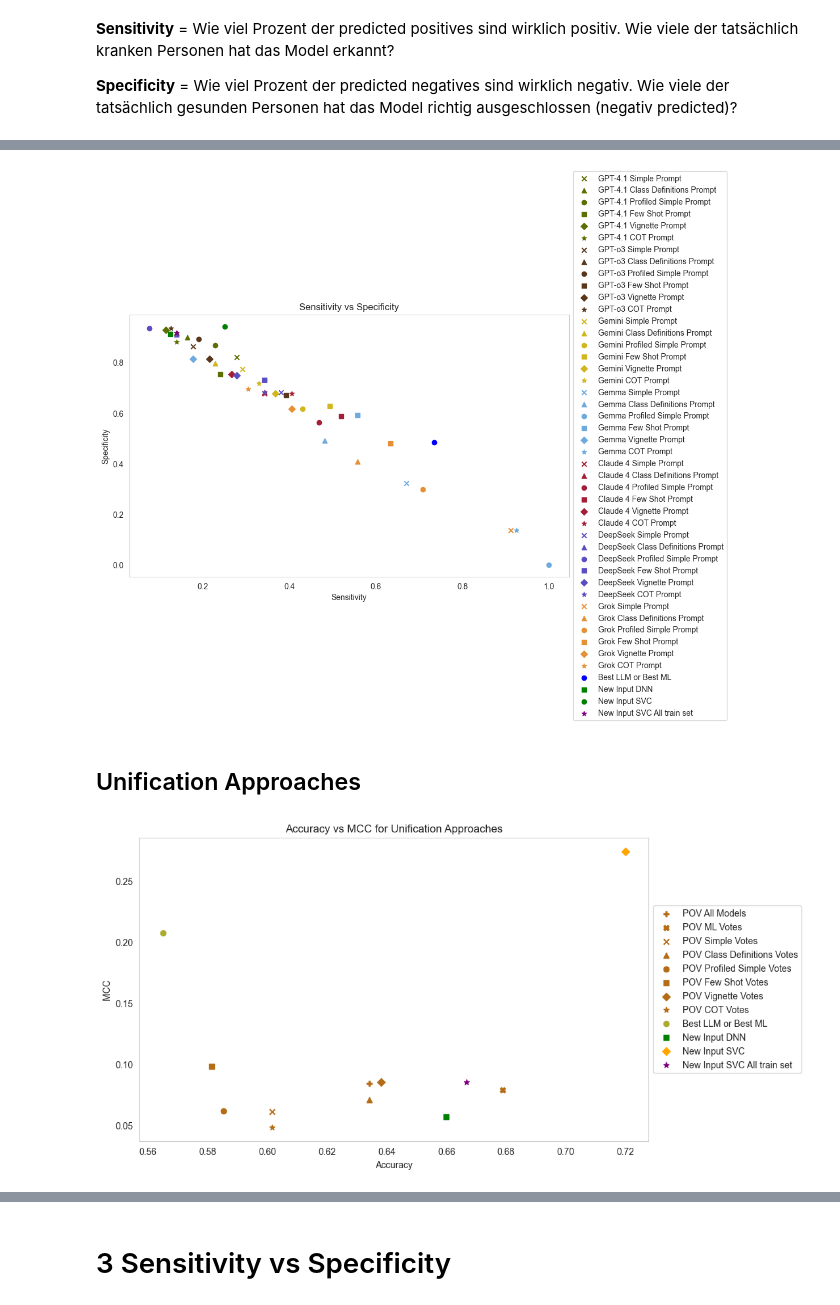
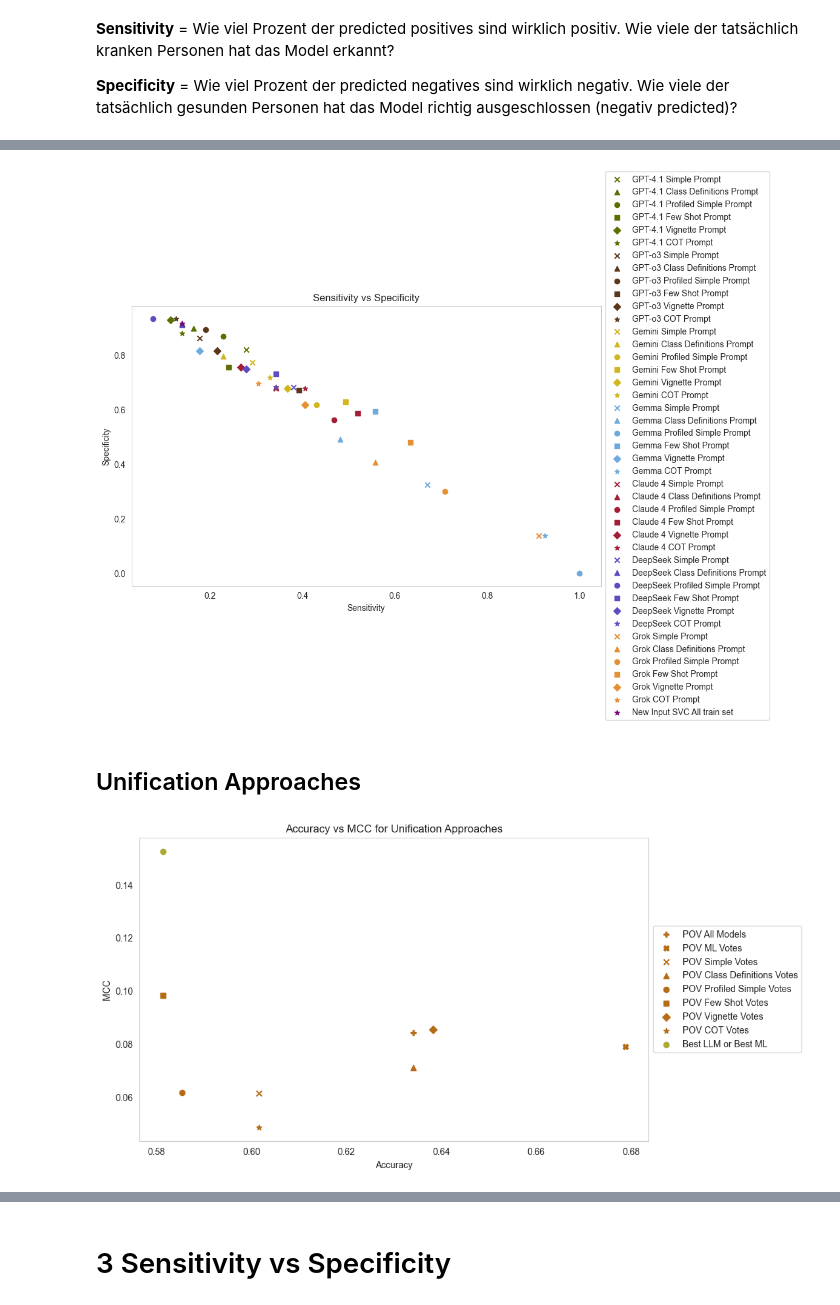
Before and after one commit to kimmizi/master_thesis, a Jupyter notebook: exp/05_Evaluation_Performance.ipynb, the cells around one changed output, grey strips where cells are left out. Cells and saved outputs as stored; diff of their text form; code cells hidden in the pictures.

```diff
--- a/exp/05_Evaluation_Performance.ipynb
+++ b/exp/05_Evaluation_Performance.ipynb
@@ -508,7 +502,6 @@ plt.scatter(metrics_GPT_few_shot_prompt["sensitivity"], metrics_GPT_few_shot_pro
 plt.scatter(metrics_GPT_vignette_prompt["sensitivity"], metrics_GPT_vignette_prompt["specificity"], label = "GPT-4.1 Vignette Prompt", color = hex_colors[9], marker = "D")
 plt.scatter(metrics_GPT_cot_prompt["sensitivity"], metrics_GPT_cot_prompt["specificity"], label = "GPT-4.1 COT Prompt", color = hex_colors[9], marker = "*")
 
-# plt.scatter(metrics_GPT_o3_simple_prompt_nothinking["sensitivity"], metrics_GPT_o3_simple_prompt_nothinking["specificity"], label = "GPT-o3 Simple Prompt NO THINK", color = hex_colors[11], marker = "x")
 plt.scatter(metrics_GPT_o3_simple_prompt["sensitivity"], metrics_GPT_o3_simple_prompt["specificity"], label = "GPT-o3 Simple Prompt", color = hex_colors[11], marker = "x")
 plt.scatter(metrics_GPT_o3_class_definitions_prompt["sensitivity"], metrics_GPT_o3_class_definitions_prompt["specificity"], label = "GPT-o3 Class Definitions Prompt", color = hex_colors[11], marker = "^")
 plt.scatter(metrics_GPT_o3_profiled_simple_prompt["sensitivity"], metrics_GPT_o3_profiled_simple_prompt["specificity"], label = "GPT-o3 Profiled Simple Prompt", color = hex_colors[11], marker = "o")
@@ -536,45 +529,46 @@ plt.scatter(metrics_Claude_4_profiled_simple_prompt["sensitivity"], metrics_Clau
 plt.scatter(metrics_Claude_4_few_shot_prompt["sensitivity"], metrics_Claude_4_few_shot_prompt["specificity"], label = "Claude 4 Few Shot Prompt", color = hex_colors[0], marker = "s")
 plt.scatter(metrics_Claude_4_vignette_prompt["sensitivity"], metrics_Claude_4_vignette_prompt["specificity"], label = "Claude 4 Vignette Prompt", color = hex_colors[0], marker = "D")
 plt.scatter(metrics_Claude_4_cot_prompt["sensitivity"], metrics_Claude_4_cot_prompt["specificity"], label = "Claude 4 COT Prompt", color = hex_colors[0], marker = "*")
-# plt.scatter(metrics_Claude37_simple_prompt["sensitivity"], metrics_Claude_37_simple_prompt["specificity"], label = "Claude 3.7 Simple Prompt", color = hex_colors[0], marker = "x")
-# plt.scatter(metrics_Claude37_class_def_prompt["sensitivity"], metrics_Claude_37_class_def_prompt["specificity"], label = "Claude 3.7 Class Definitions Prompt", color = hex_colors[0], marker = "^")
 
 plt.scatter(metrics_DeepSeek_simple_prompt["sensitivity"], metrics_DeepSeek_simple_prompt["specificity"], label = "DeepSeek Simple Prompt", color = hex_colors[13], marker = "x")
 plt.scatter(metrics_DeepSeek_class_def_prompt["sensitivity"], metrics_DeepSeek_class_def_prompt["specificity"], label = "DeepSeek Class Definitions Prompt", color = hex_colors[13], marker = "^")
 plt.scatter(metrics_DeepSeek_profiled_simple_prompt["sensitivity"], metrics_DeepSeek_profiled_simple_prompt["specificity"], label = "DeepSeek Profiled Simple Prompt", color = hex_colors[13], marker = "o")
 plt.scatter(metrics_DeepSeek_few_shot_prompt["sensitivity"], metrics_DeepSeek_few_shot_prompt["specificity"], label = "DeepSeek Few Shot Prompt", color = hex_colors[13], marker = "s")
 plt.scatter(metrics_DeepSeek_vignette_prompt["sensitivity"], metrics_DeepSeek_vignette_prompt["specificity"], label = "DeepSeek Vignette Prompt", color = hex_colors[13], marker = "D")
 plt.scatter(metrics_DeepSeek_cot_prompt["sensitivity"], metrics_DeepSeek_cot_prompt["specificity"], label = "DeepSeek COT Prompt", color = hex_colors[13], marker = "*")
 
 plt.scatter(metrics_Grok_simple_prompt["sensitivity"], metrics_Grok_simple_prompt["specificity"], label = "Grok Simple Prompt", color = hex_colors[4], marker = "x")
 plt.scatter(metrics_Grok_class_def_prompt["sensitivity"], metrics_Grok_class_def_prompt["specificity"], label = "Grok Class Definitions Prompt", color = hex_colors[4], marker = "^")
 plt.scatter(metrics_Grok_profiled_simple_prompt["sensitivity"], metrics_Grok_profiled_simple_prompt["specificity"], label = "Grok Profiled Simple Prompt", color = hex_colors[4], marker = "o")
 plt.scatter(metrics_Grok_few_shot_prompt["sensitivity"], metrics_Grok_few_shot_prompt["specificity"], label = "Grok Few Shot Prompt", color = hex_colors[4], marker = "s")
 plt.scatter(metrics_Grok_vignette_prompt["sensitivity"], metrics_Grok_vignette_prompt["specificity"], label = "Grok Vignette Prompt", color = hex_colors[4], marker = "D")
 plt.scatter(metrics_Grok_cot_prompt["sensitivity"], metrics_Grok_cot_prompt["specificity"], label = "Grok COT Prompt", color = hex_colors[4], marker = "*")
 
 # plt.scatter(metrics_pov_all_models["sensitivity"], metrics_pov_all_models["specificity"], label = "POV All Models", color = "black", marker = "P")
 # plt.scatter(metrics_pov_ml_votes["sensitivity"], metrics_pov_ml_votes["specificity"], label = "POV ML Votes", color = "black", marker = "X")
 # plt.scatter(metrics_pov_simple_votes["sensitivity"], metrics_pov_simple_votes["specificity"], label = "POV Simple Votes", color = "black", marker = "x")
 # plt.scatter(metrics_pov_class_definitions_votes["sensitivity"], metrics_pov_class_definitions_votes["specificity"], label = "POV Class Definitions Votes", color = "black", marker = "^")
 # plt.scatter(metrics_pov_profiled_simple_votes["sensitivity"], metrics_pov_profiled_simple_votes["specificity"], label = "POV Profiled Simple Votes", color = "black", marker = "o")
 # plt.scatter(metrics_pov_few_shot_votes["sensitivity"], metrics_pov_few_shot_votes["specificity"], label = "POV Few Shot Votes", color = "black", marker = "s")
 # plt.scatter(metrics_pov_vignette_votes["sensitivity"], metrics_pov_vignette_votes["specificity"], label = "POV Vignette Votes", color = "black", marker = "D")
 # plt.scatter(metrics_pov_cot_votes["sensitivity"], metrics_pov_cot_votes["specificity"], label = "POV COT Votes", color = "black", marker = "*")
 
-plt.scatter(metrics_best_LLM_or_best_ML["sensitivity"], metrics_best_LLM_or_best_ML["specificity"], label = "Best LLM or Best ML", color = "blue", marker = "o")
-
-plt.scatter(metrics_new_input_dnn["sensitivity"], metrics_new_input_dnn["specificity"], label = "New Input DNN", color = "green", marker = "s")
-plt.scatter(metrics_new_input_svc["sensitivity"], metrics_new_input_svc["specificity"], label = "New Input SVC", color = "green", marker = "o")
+# plt.scatter(metrics_best_LLM_or_best_ML["sensitivity"], metrics_best_LLM_or_best_ML["specificity"], label = "Best LLM or Best ML", color = "blue", marker = "o")
+#
+# plt.scatter(metrics_new_input_dnn["sensitivity"], metrics_new_input_dnn["specificity"], label = "New Input DNN", color = "green", marker = "s")
+# plt.scatter(metrics_new_input_svc["sensitivity"], metrics_new_input_svc["specificity"], label = "New Input SVC", color = "green", marker = "o")
 plt.scatter(metrics_new_input_svc_2["sensitivity"], metrics_new_input_svc_2["specificity"], label = "New Input SVC All train set", color = "purple", marker = "*")
 
 plt.xlabel("Sensitivity")
 plt.ylabel("Specificity")
 plt.title("Sensitivity vs Specificity")
 plt.legend(loc = 'center left', bbox_to_anchor = (1, 0.5))
 plt.grid()
+
+# # save as png
+# plt.savefig("../doc/figs/sensitivity_specificity_LLMs.png", dpi = 300, bbox_inches = "tight")
 # %% [output]
-[figure, old version]
+[figure, new version]
 # %% [markdown]
 ## Unification Approaches
 # %%
@@ -592,17 +586,20 @@ plt.scatter(metrics_pov_cot_votes["accuracy"], metrics_pov_cot_votes["mcc"], lab
 
 plt.scatter(metrics_best_LLM_or_best_ML["accuracy"], metrics_best_LLM_or_best_ML["mcc"], label = "Best LLM or Best ML", color = hex_colors[8], marker = "o")
 
-plt.scatter(metrics_new_input_dnn["accuracy"], metrics_new_input_dnn["mcc"], label = "New Input DNN", color = "green", marker = "s")
-plt.scatter(metrics_new_input_svc["accuracy"], metrics_new_input_svc["mcc"], label = "New Input SVC", color = "orange", marker = "D")
-plt.scatter(metrics_new_input_svc_2["accuracy"], metrics_new_input_svc_2["mcc"], label = "New Input SVC All train set", color = "purple", marker = "*")
+# plt.scatter(metrics_new_input_dnn["accuracy"], metrics_new_input_dnn["mcc"], label = "New Input DNN", color = "green", marker = "s")
+# plt.scatter(metrics_new_input_svc["accuracy"], metrics_new_input_svc["mcc"], label = "New Input SVC", color = "orange", marker = "D")
+# plt.scatter(metrics_new_input_svc_2["accuracy"], metrics_new_input_svc_2["mcc"], label = "New Input SVC All train set", color = "purple", marker = "*")
 
 plt.xlabel("Accuracy")
 plt.ylabel("MCC")
 plt.title("Accuracy vs MCC for Unification Approaches")
 plt.legend(loc = 'center left', bbox_to_anchor = (1, 0.5))
 plt.grid()
+
+# # save as png
+# plt.savefig("../doc/figs/accuracy_mcc_unification.png", dpi = 300, bbox_inches = "tight")
 # %% [output]
-[figure, old version]
+[figure, new version]
 # %%
 # plot sensitivity vs specificity for all unification approaches
 plt.figure(figsize = (10, 6))
```
Also changed, not shown: parts of 8 cells of this notebook, 5 other files.
